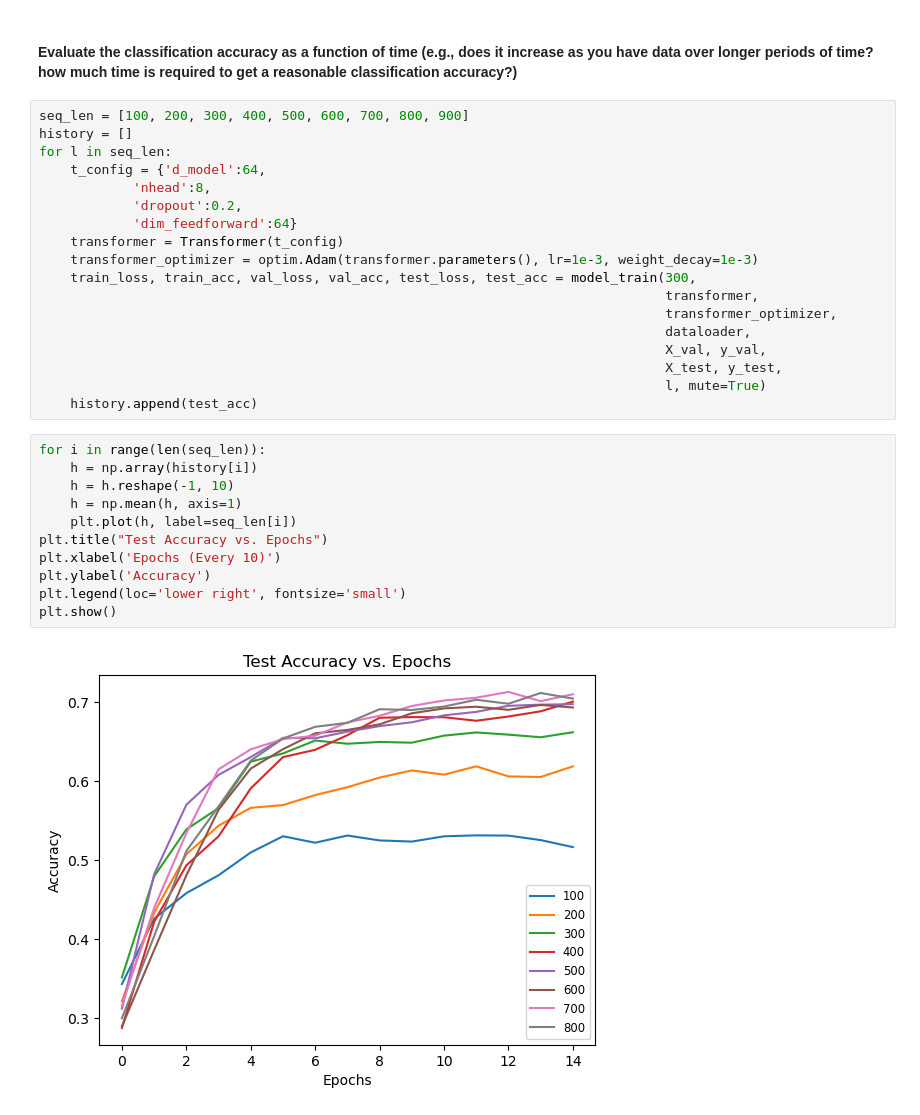
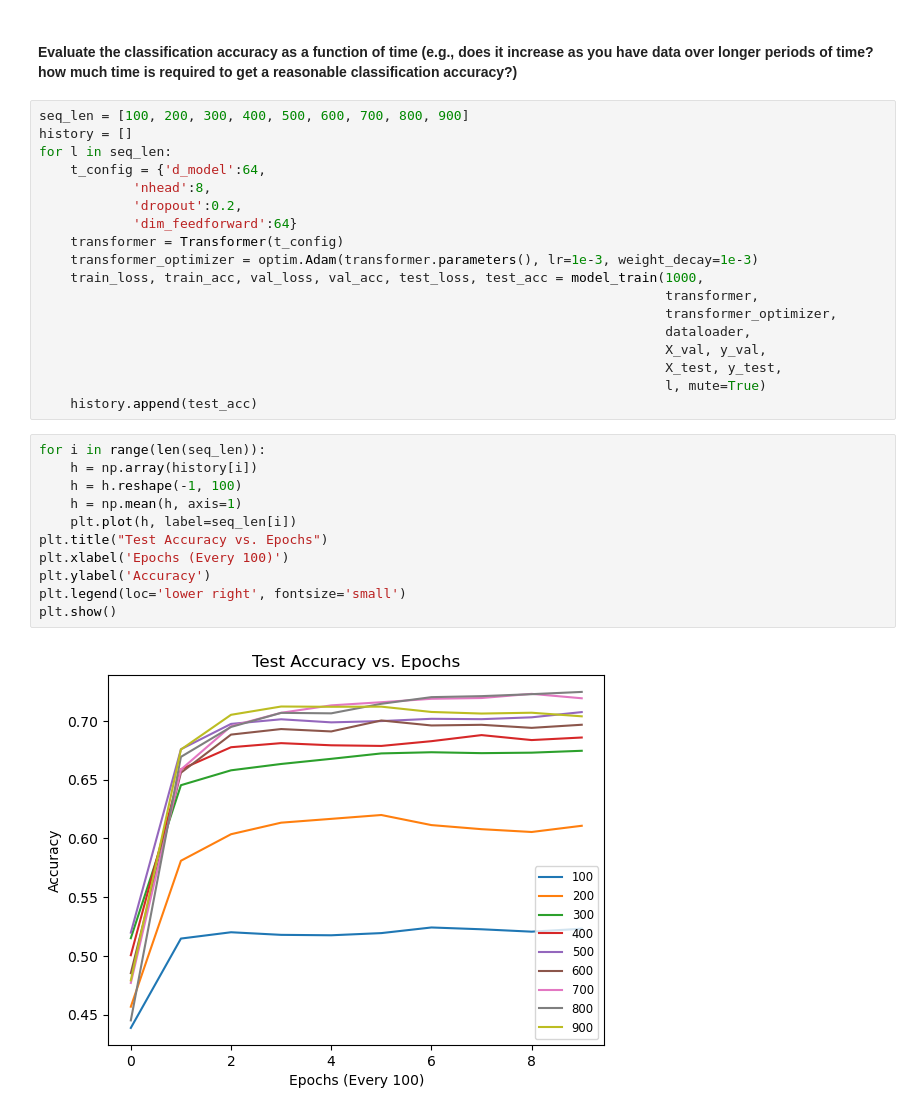
Before and after one commit to shiyunsun/NeuroBCI-Classification, a Jupyter notebook: model_train.ipynb, the cells around one changed output. Drawn from its saved outputs; the diff is of its cells as text.

Commit message:
Q3 plot updated

```diff
--- a/model_train.ipynb
+++ b/model_train.ipynb
@@ -173,7 +173,7 @@ for l in seq_len:
             'dim_feedforward':64}
     transformer = Transformer(t_config)
     transformer_optimizer = optim.Adam(transformer.parameters(), lr=1e-3, weight_decay=1e-3)
-    train_loss, train_acc, val_loss, val_acc, test_loss, test_acc = model_train(300,
+    train_loss, train_acc, val_loss, val_acc, test_loss, test_acc = model_train(1000,
                                                                                 transformer,
                                                                                 transformer_optimizer,
                                                                                 dataloader,
@@ -184,13 +184,13 @@ for l in seq_len:
 # %%
 for i in range(len(seq_len)):
     h = np.array(history[i])
-    h = h.reshape(-1, 10)
+    h = h.reshape(-1, 100)
     h = np.mean(h, axis=1)
     plt.plot(h, label=seq_len[i])
 plt.title("Test Accuracy vs. Epochs")
-plt.xlabel('Epochs (Every 10)')
+plt.xlabel('Epochs (Every 100)')
 plt.ylabel('Accuracy')
 plt.legend(loc='lower right', fontsize='small')
 plt.show()
 # %% [output]
-[figure, old version]
+[figure, new version]
```
